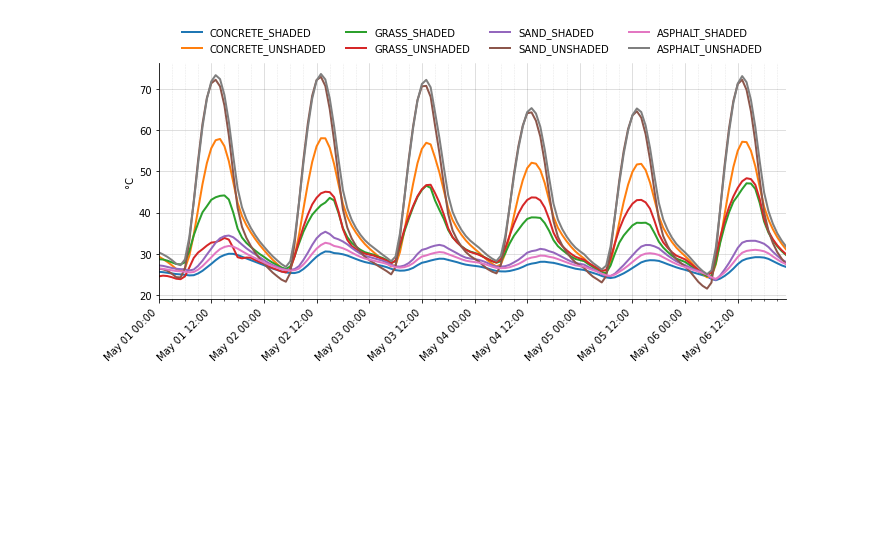
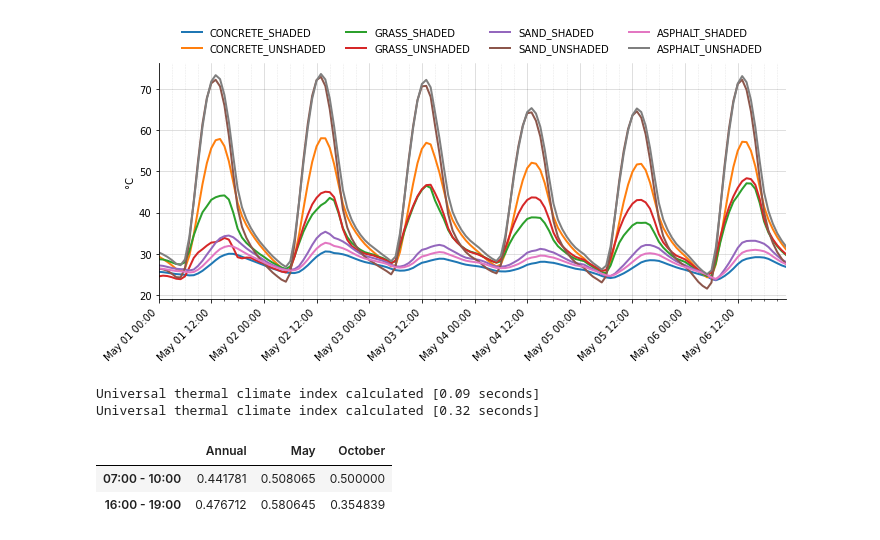
Before and after one commit to tg359/oshe, a Jupyter notebook: Openfield shaded unshaded.ipynb, the cells around one changed output. Cells and saved outputs as stored; diff of their text form; code cells hidden in the pictures; blank space fills up the shorter version.

```diff
--- a/Openfield shaded unshaded.ipynb
+++ b/Openfield shaded unshaded.ipynb
@@ -119,3 +209,31 @@ lgd = ax.legend(frameon=False, bbox_to_anchor=(0.5, 1), loc="lower center", ncol
 plt.tight_layout()
 # %% [output]
 [figure]
+# %%
+idx = pd.date_range("2018-01-01 00:00:00", freq="60T", periods=8760)
+
+# Load epw
+epw = EPW(epw_file)
+
+# Get climate variables
+dbt = np.roll(np.array(epw.dry_bulb_temperature.values), -1)
+rh = np.roll(np.array(epw.relative_humidity.values), -1)
+ws = np.roll(np.array(epw.wind_speed.values), -1)
+
+pt_mrt = pd.read_csv(r"C:\Users\tgerrish\Documents\GitHub\oshe\projects\EXAMPLE\result.mrt").values
+of_mrt = pd.read_csv(r"C:\Users\tgerrish\BuroHappold\045131 Ghadan 21 Future Parks - Compare Projects Results\Results\_openfield_sc_concrete_unshaded.mrt", header=None).squeeze().values
+
+# Calculate UTCI matrix
+of_utci = tc.utci.universal_thermal_climate_index(dbt, of_mrt, ws, rh)
+pt_utci = tc.utci.universal_thermal_climate_index(dbt, pt_mrt.T, ws, rh).T
+
+utci = tc.plot.UTCI(of_utci, pt_utci.T, np.repeat(np.array([np.array([0, 0, 0])]), pt_utci.shape[1], axis=0))
+# %% [output]
+Universal thermal climate index calculated [0.09 seconds]
+Universal thermal climate index calculated [0.32 seconds]
+# %%
+utci.reduction_summary(threshold=4, percentile=0.95)
+# %% [output]
+|  | Annual | May | October |
+| 07:00 - 10:00 | 0.441781 | 0.508065 | 0.500000 |
+| 16:00 - 19:00 | 0.476712 | 0.580645 | 0.354839 |
```
Also changed, not shown: parts of 8 cells of this notebook, 7 other files.
